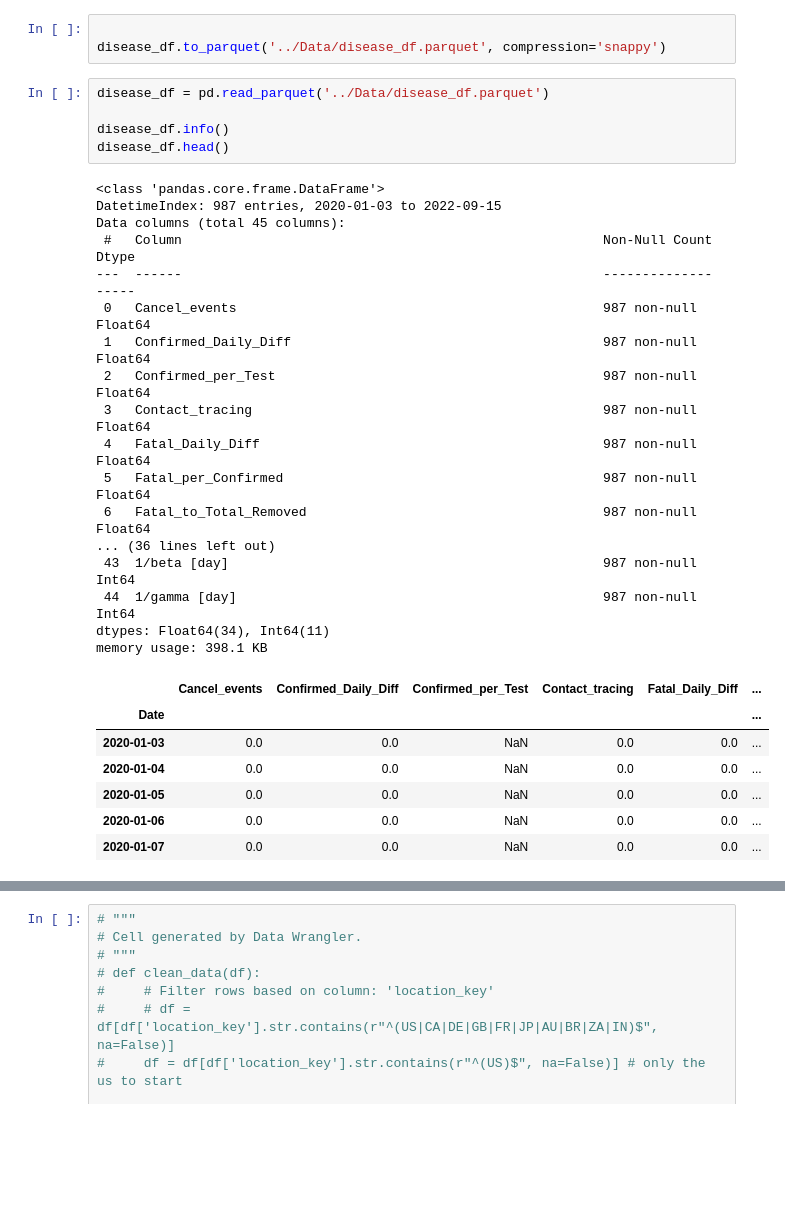
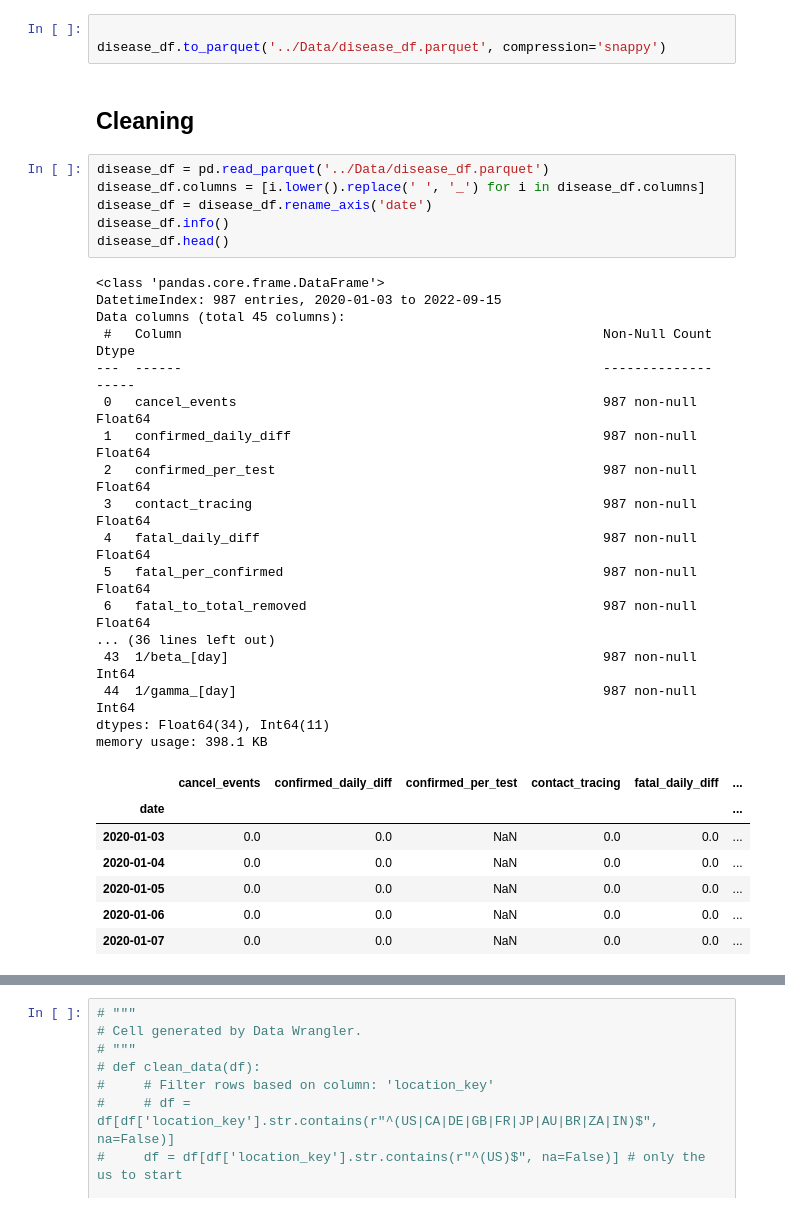
Before and after one commit to scelarek/CovidCast, a Jupyter notebook: Capstone/Main File.ipynb, the cells around one changed output, grey strips where cells are left out. Cells and saved outputs as stored; diff of their text form; blank space fills up the shorter version.

```diff
--- a/Capstone/Main File.ipynb
+++ b/Capstone/Main File.ipynb
@@ -332,31 +162,34 @@ memory usage: 398.1 KB
 # %%
 
 disease_df.to_parquet('../Data/disease_df.parquet', compression='snappy')
+# %% [markdown]
+## Cleaning
 # %%
 disease_df = pd.read_parquet('../Data/disease_df.parquet')
-
+disease_df.columns = [i.lower().replace(' ', '_') for i in disease_df.columns]
+disease_df = disease_df.rename_axis('date')
 disease_df.info()
 disease_df.head()
 # %% [output]
 <class 'pandas.core.frame.DataFrame'>
 DatetimeIndex: 987 entries, 2020-01-03 to 2022-09-15
 Data columns (total 45 columns):
  #   Column                                                      Non-Null Count  Dtype
 ---  ------                                                      --------------  -----
- 0   Cancel_events                                               987 non-null    Float64
- 1   Confirmed_Daily_Diff                                        987 non-null    Float64
- 2   Confirmed_per_Test                                          987 non-null    Float64
- 3   Contact_tracing                                             987 non-null    Float64
- 4   Fatal_Daily_Diff                                            987 non-null    Float64
- 5   Fatal_per_Confirmed                                         987 non-null    Float64
- 6   Fatal_to_Total_Removed                                      987 non-null    Float64
+ 0   cancel_events                                               987 non-null    Float64
+ 1   confirmed_daily_diff                                        987 non-null    Float64
+ 2   confirmed_per_test                                          987 non-null    Float64
+ 3   contact_tracing                                             987 non-null    Float64
+ 4   fatal_daily_diff                                            987 non-null    Float64
+ 5   fatal_per_confirmed                                         987 non-null    Float64
+ 6   fatal_to_total_removed                                      987 non-null    Float64
 ... (36 lines left out)
- 43  1/beta [day]                                                987 non-null    Int64
- 44  1/gamma [day]                                               987 non-null    Int64
+ 43  1/beta_[day]                                                987 non-null    Int64
+ 44  1/gamma_[day]                                               987 non-null    Int64
 dtypes: Float64(34), Int64(11)
 memory usage: 398.1 KB
-|  | Cancel_events | Confirmed_Daily_Diff | Confirmed_per_Test | Contact_tracing | Fatal_Daily_Diff | ... |
-| Date |  |  |  |  |  | ... |
+|  | cancel_events | confirmed_daily_diff | confirmed_per_test | contact_tracing | fatal_daily_diff | ... |
+| date |  |  |  |  |  | ... |
 | 2020-01-03 | 0.0 | 0.0 | NaN | 0.0 | 0.0 | ... |
 | 2020-01-04 | 0.0 | 0.0 | NaN | 0.0 | 0.0 | ... |
 | 2020-01-05 | 0.0 | 0.0 | NaN | 0.0 | 0.0 | ... |
```
Also changed, not shown: parts of 41 cells of this notebook, 4 other files.
